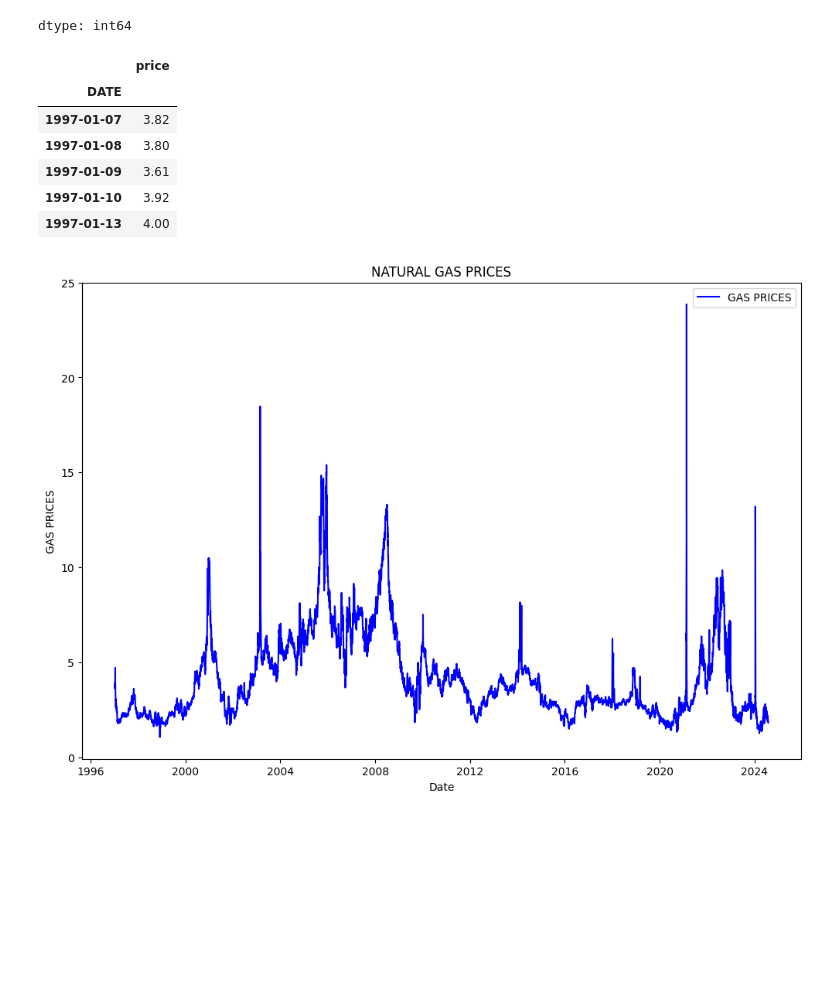
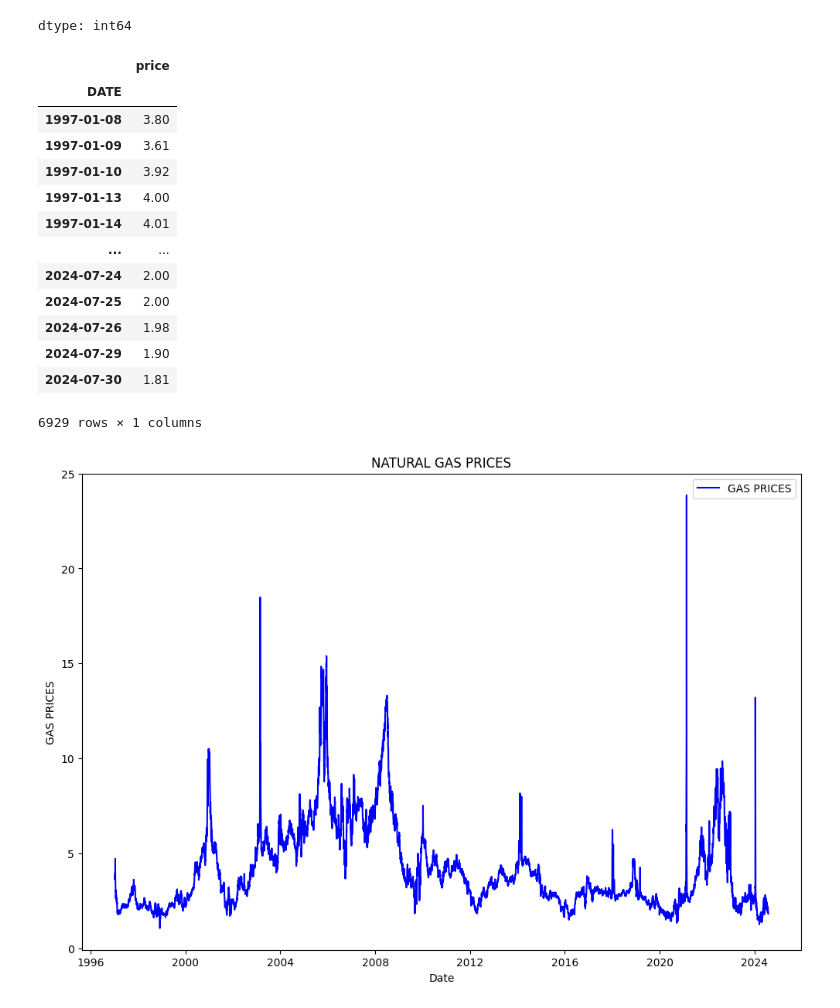
Before and after one commit to rifat01-rahman/Project-of-Python, a Jupyter notebook: States_model_ensembling.ipynb, the cells around one changed output. Saved outputs shown, nothing was run; the diff lists cells and outputs as text; code cells hidden in the pictures; blank space fills up the shorter version.

```diff
--- a/States_model_ensembling.ipynb
+++ b/States_model_ensembling.ipynb
@@ -59,15 +79,22 @@ final_d.isnull().sum()
 | price | 0 |
 dtype: int64
 # %%
-final_d.head()
+final_d
 # %% [output]
 |  | price |
 | DATE |  |
-| 1997-01-07 | 3.82 |
 | 1997-01-08 | 3.80 |
 | 1997-01-09 | 3.61 |
 | 1997-01-10 | 3.92 |
 | 1997-01-13 | 4.00 |
+| 1997-01-14 | 4.01 |
+| ... | ... |
+| 2024-07-24 | 2.00 |
+| 2024-07-25 | 2.00 |
+| 2024-07-26 | 1.98 |
+| 2024-07-29 | 1.90 |
+| 2024-07-30 | 1.81 |
+6929 rows × 1 columns
 # %%
 def plot_timeseries(final_d: pd.DataFrame):
     plt.figure(figsize=(12, 8))
```
Also changed, not shown: parts of 18 cells of this notebook.
